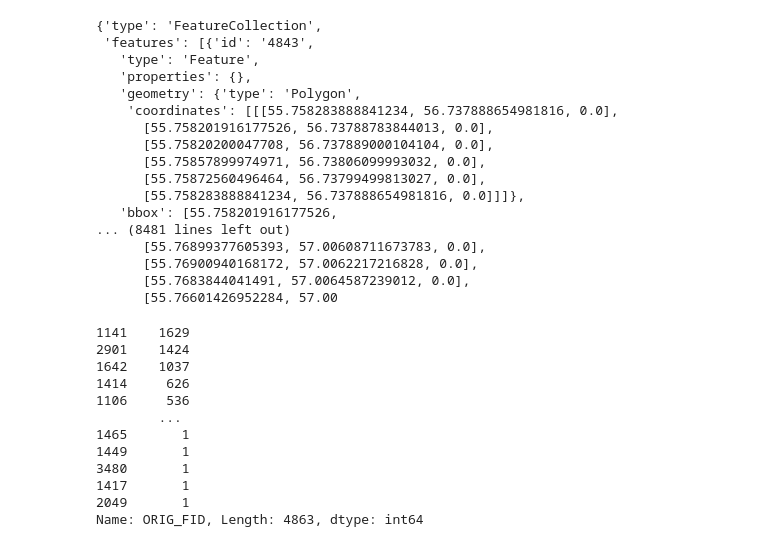
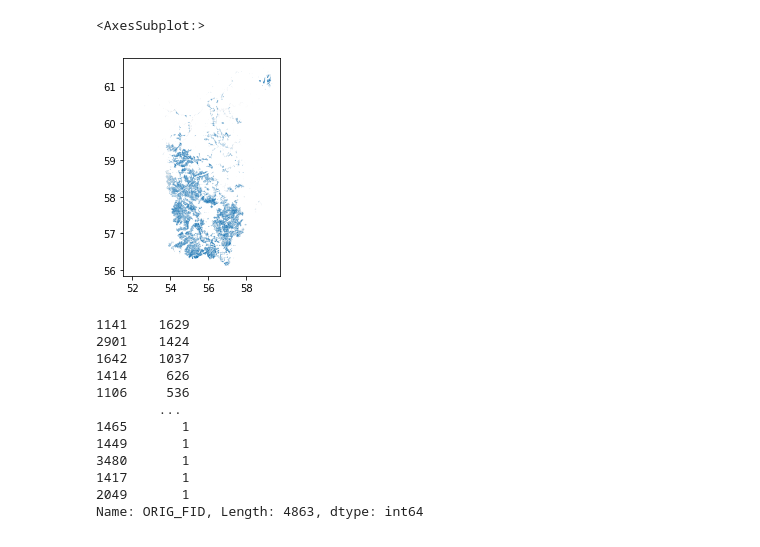
Before and after one commit to SyomaKiss/geohack_back, a Jupyter notebook: Untitled.ipynb, the cells around one changed output. Drawn from its saved outputs; the diff is of its cells as text; code cells hidden in the pictures.

```diff
--- a/Untitled.ipynb
+++ b/Untitled.ipynb
@@ -23,25 +98,10 @@ def read_poly(df, idx=2049):
+# %%
+df.plot()
+# %% [output]
+<AxesSubplot:>
+[figure, added]
 # %%
 a = read_poly(df, 1106)
-# %%
-json.loads(a)
-# %% [output]
-{'type': 'FeatureCollection',
- 'features': [{'id': '4843',
-   'type': 'Feature',
-   'properties': {},
-   'geometry': {'type': 'Polygon',
-    'coordinates': [[[55.758283888841234, 56.737888654981816, 0.0],
-      [55.758201916177526, 56.73788783844013, 0.0],
-      [55.75820200047708, 56.737889000104104, 0.0],
-      [55.75857899974971, 56.73806099993032, 0.0],
-      [55.75872560496464, 56.73799499813027, 0.0],
-      [55.758283888841234, 56.737888654981816, 0.0]]]},
-   'bbox': [55.758201916177526,
-... (8481 lines left out)
-      [55.76899377605393, 57.00608711673783, 0.0],
-      [55.76900940168172, 57.0062217216828, 0.0],
-      [55.7683844041491, 57.0064587239012, 0.0],
-      [55.76601426952284, 57.00
 # %%
 df.ORIG_FID.value_counts()
 # %% [output]
```
Also changed, not shown: parts of 15 cells of this notebook, 2 other files.
